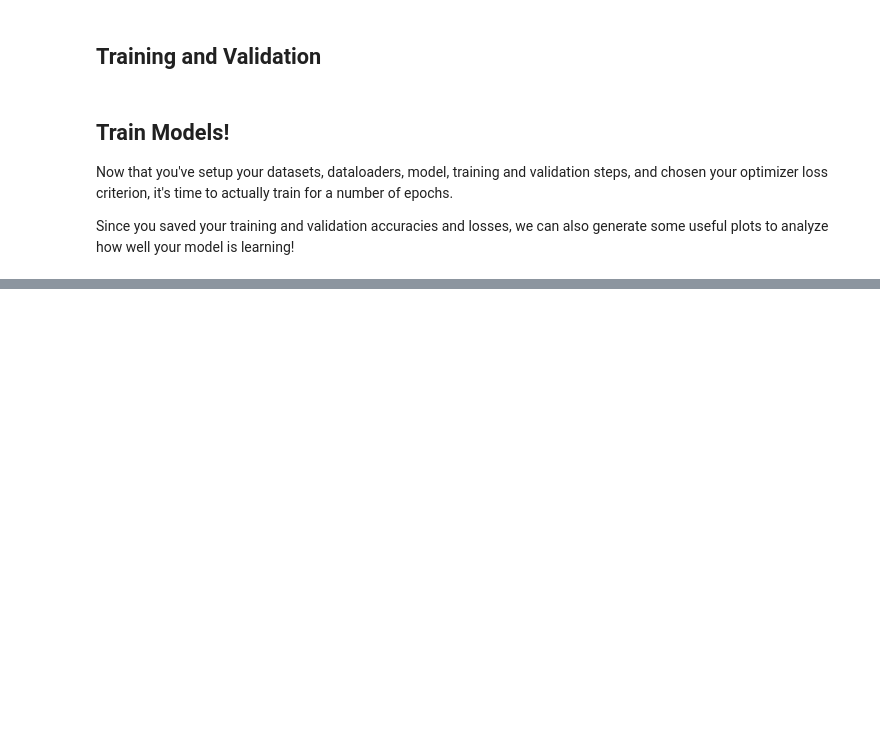
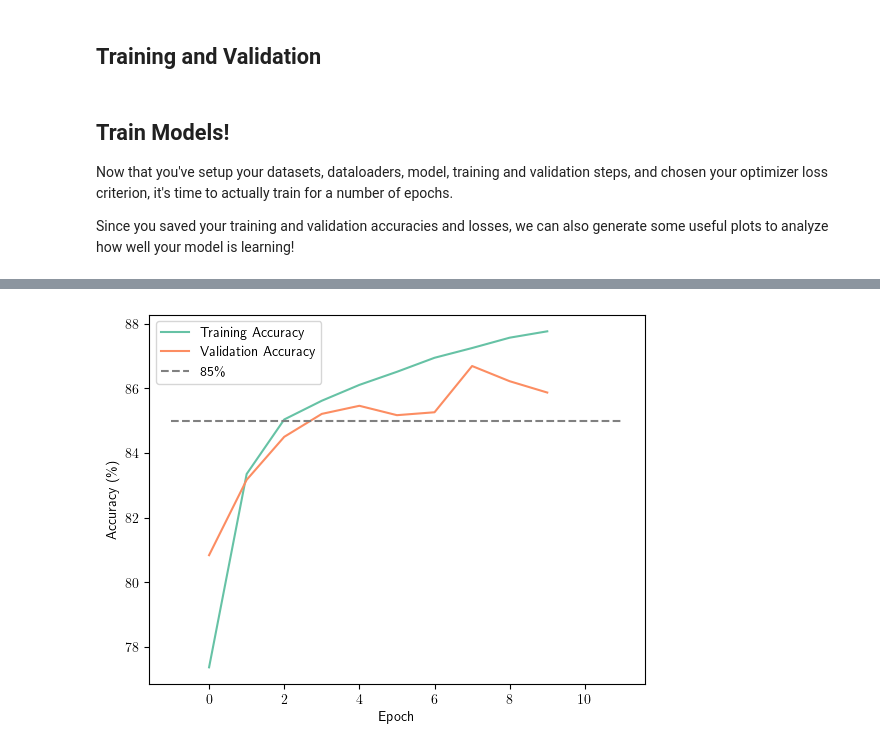
Before and after one commit to ArjunS07/cs-148, a Jupyter notebook: hw1/examples/ex_3d_fashion_pytorch.ipynb, the cells around one changed output, grey strips where cells are left out. Drawn from its saved outputs; the diff is of its cells as text; code cells hidden in the pictures; blank space fills up the shorter version.

```diff
--- a/hw1/examples/ex_3d_fashion_pytorch.ipynb
+++ b/hw1/examples/ex_3d_fashion_pytorch.ipynb
@@ -327,0 +379,11 @@ generate some useful plots to analyze how well your model is learning!
+# %%
+sns.lineplot(train_metrics['accuracies'], label='Training Accuracy')
+sns.lineplot(val_metrics['accuracies'], label='Validation Accuracy')
+plt.xlabel('Epoch')
+plt.ylabel(r'Accuracy (\%)')
+# line at y = 85
+plt.hlines(y=[85], xmin=-1, xmax=N_EPOCHS + 1, label = r"85\%", colors="gray", linestyles='dashed')
+plt.legend()
+plt.savefig("accuracy_epochs.png", dpi=300)
+# %% [output]
+[figure, added]
```
Also changed, not shown: parts of 8 cells of this notebook, 16 other files.
